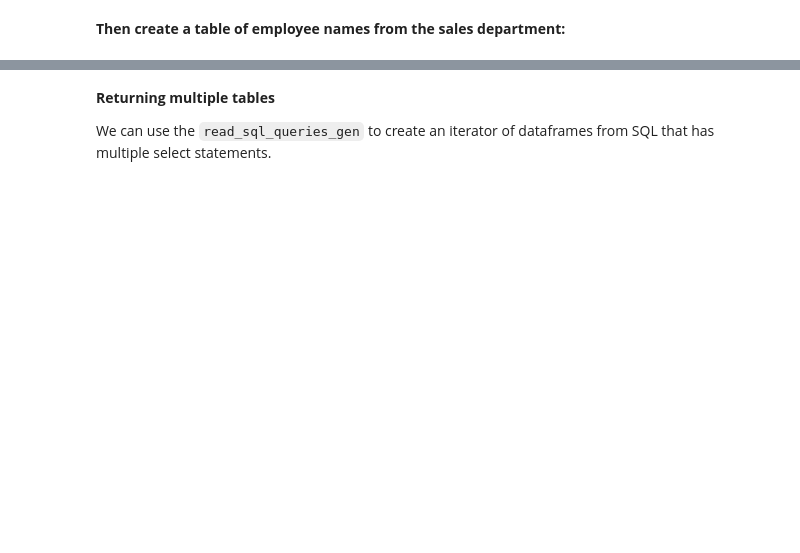
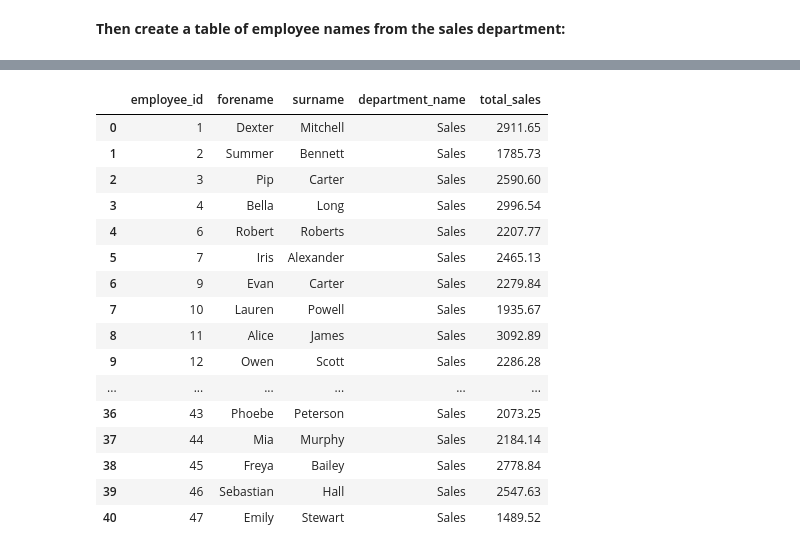
Before and after one commit to moj-analytical-services/pydbtools, a Jupyter notebook: examples/create_temporary_tables_from_sql_file.ipynb, the cells around one changed output, grey strips where cells are left out. Cells and saved outputs as stored; diff of their text form; code cells hidden in the pictures; blank space fills up the shorter version.

```diff
--- a/examples/create_temporary_tables_from_sql_file.ipynb
+++ b/examples/create_temporary_tables_from_sql_file.ipynb
@@ -102,6 +164,2 @@ print(sql)
 # %%
-total_sales = pydb.read_sql_queries(sql)
+total_sales, q1_sales = tuple(pydb.read_sql_queries(sql))
-# %% [markdown]
-**Returning multiple tables**
-
-We can use the `read_sql_queries_gen` to create an iterator of dataframes from SQL that has multiple select statements.
@@ -117,5 +166,20 @@ print(sql)
 # %%
-df_iter = read_sql_queries_gen(sql)
-total_sales = next(df_iter)
-q1_sales = next(df_iter)
-q1_sales
+total_sales
+# %% [output]
+|  | employee_id | forename | surname | department_name | total_sales |
+| 0 | 1 | Dexter | Mitchell | Sales | 2911.65 |
+| 1 | 2 | Summer | Bennett | Sales | 1785.73 |
+| 2 | 3 | Pip | Carter | Sales | 2590.60 |
+| 3 | 4 | Bella | Long | Sales | 2996.54 |
+| 4 | 6 | Robert | Roberts | Sales | 2207.77 |
+| 5 | 7 | Iris | Alexander | Sales | 2465.13 |
+| 6 | 9 | Evan | Carter | Sales | 2279.84 |
+| 7 | 10 | Lauren | Powell | Sales | 1935.67 |
+| 8 | 11 | Alice | James | Sales | 3092.89 |
+| 9 | 12 | Owen | Scott | Sales | 2286.28 |
+| ... | ... | ... | ... | ... | ... |
+| 36 | 43 | Phoebe | Peterson | Sales | 2073.25 |
+| 37 | 44 | Mia | Murphy | Sales | 2184.14 |
+| 38 | 45 | Freya | Bailey | Sales | 2778.84 |
+| 39 | 46 | Sebastian | Hall | Sales | 2547.63 |
+| 40 | 47 | Emily | Stewart | Sales | 1489.52 |
```
Also changed, not shown: parts of 10 cells of this notebook, 9 other files.
